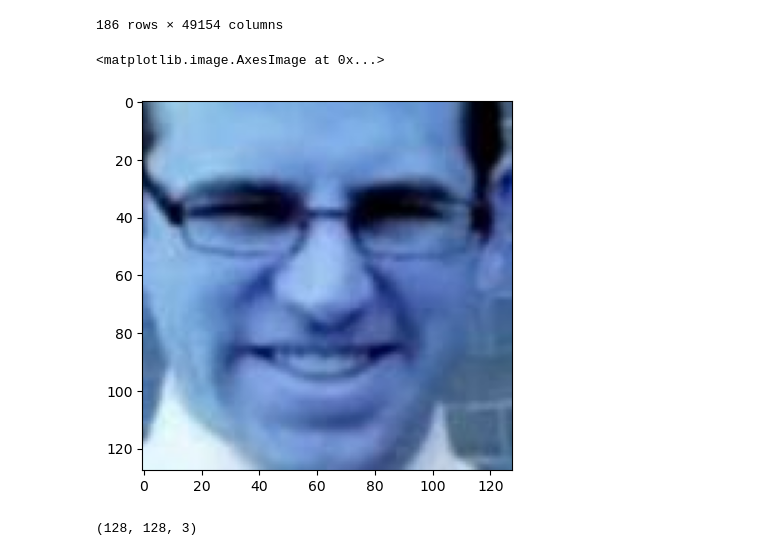
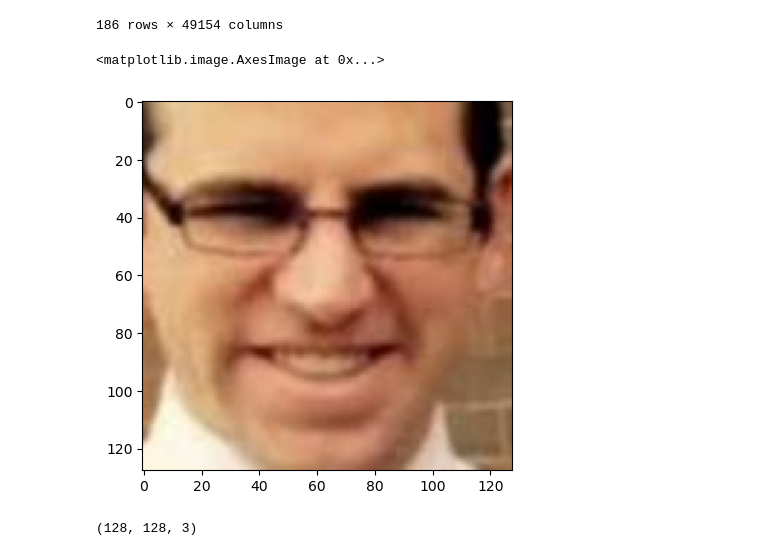
Before and after one commit to shekharbiswas/Multi-CNN, a Jupyter notebook: test.ipynb, the cells around one changed output. Drawn from its saved outputs; the diff is of its cells as text; code cells hidden in the pictures.

```diff
--- a/test.ipynb
+++ b/test.ipynb
@@ -61,10 +61,12 @@ df
 186 rows × 49154 columns
 # %%
 img = cv2.imread(files[55])
+img = cv2.cvtColor(img, cv2.COLOR_BGR2RGB)
+
 plt.imshow(img)
 # %% [output]
 <matplotlib.image.AxesImage at 0x...>
-[figure, old version]
+[figure, new version]
 # %%
 img.shape
 # %% [output]
```
